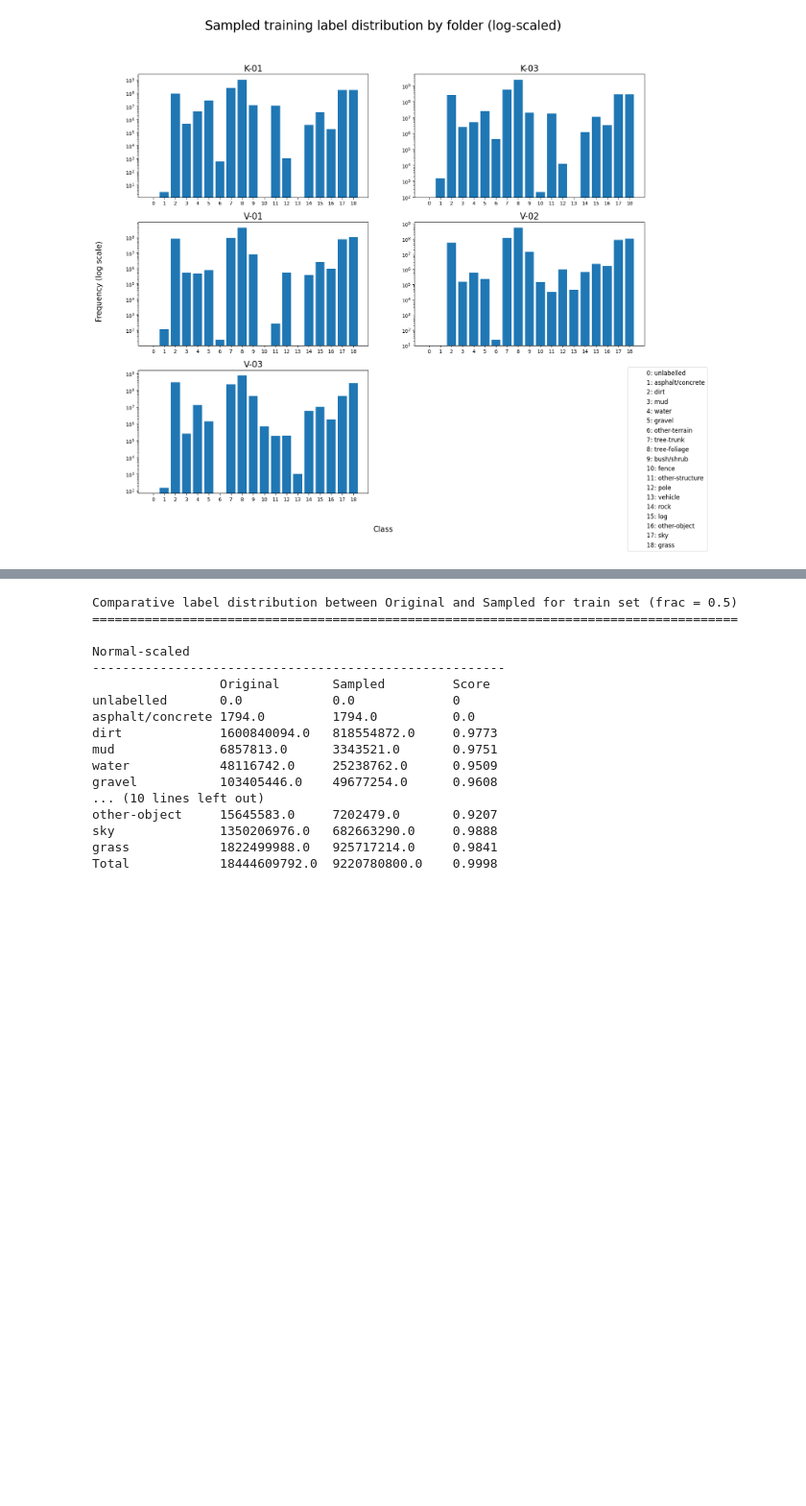
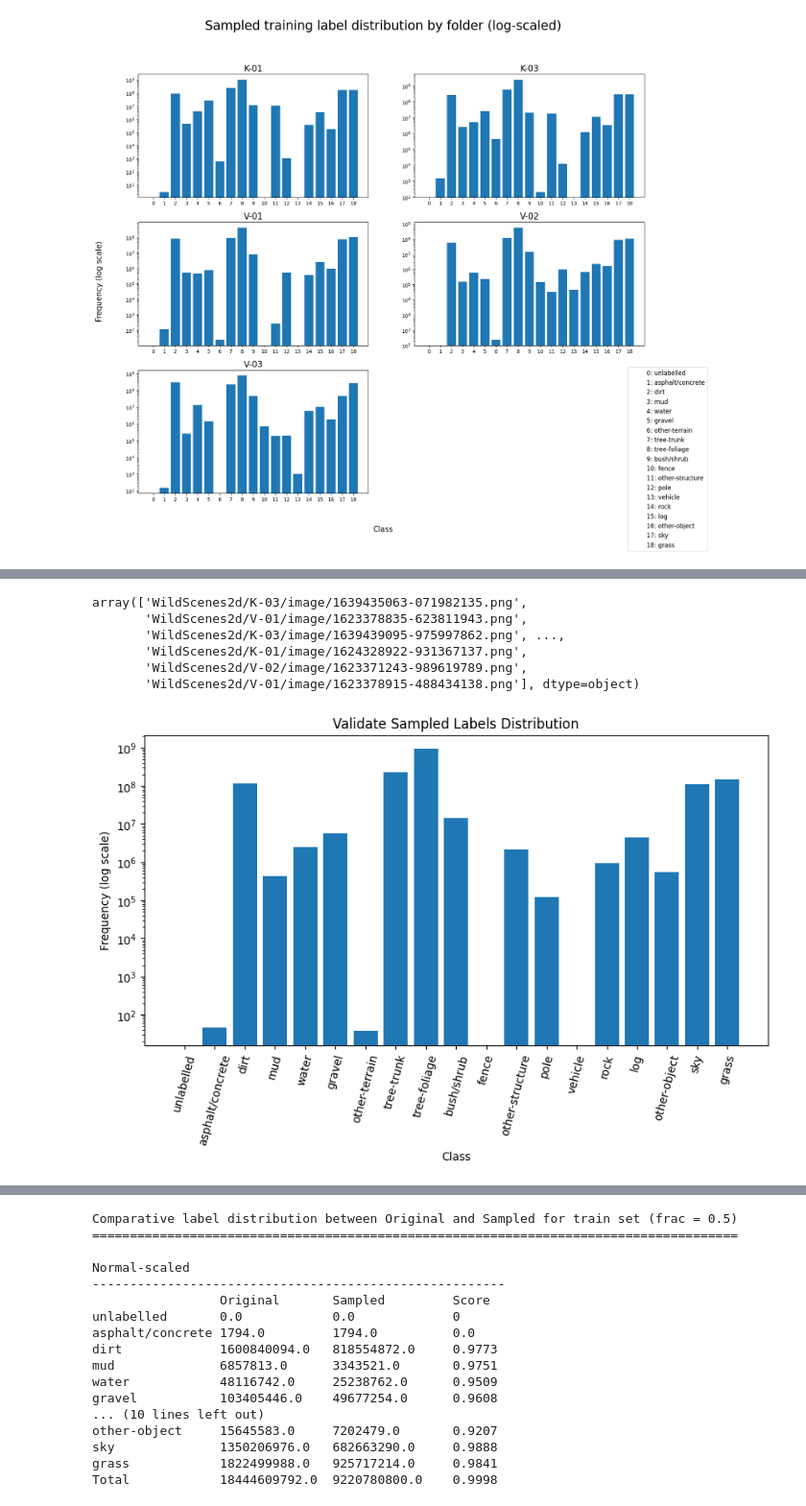
Before and after one commit to liam0414/COMP9517-Project, a Jupyter notebook: eda.ipynb, the cells around one changed output, grey strips where cells are left out. Shown at 96% size. Saved outputs shown, nothing was run; the diff lists cells and outputs as text; code cells hidden in the pictures; blank space fills up the shorter version.

```diff
--- a/eda.ipynb
+++ b/eda.ipynb
@@ -298,11 +298,12 @@ def plot_distribution(distribution, title, classes, log=True, save=True):
     ])
     plt.title(title)
     plt.xticks(rotation=75)
-    y_label = 'Frequency (log scale)'
+    y_label = 'Frequency'
     if log:
-        y_label = 'Frequency'
+        y_label += ' (log scale)'
     if save:
         plt.savefig(BIN_PATH + title)
+        plt.yscale('log')
     plt.xlabel('Class')
     plt.ylabel(y_label)
     plt.show()
@@ -771,0 +890,9 @@ TypeError: expected a sequence of integers or a single integer, got '8.680996450
+# %%
+unsampled_set
+# %% [output]
+array(['WildScenes2d/K-03/image/1639435063-071982135.png',
+       'WildScenes2d/V-01/image/1623378835-623811943.png',
+       'WildScenes2d/K-03/image/1639439095-975997862.png', ...,
+       'WildScenes2d/K-01/image/1624328922-931367137.png',
+       'WildScenes2d/V-02/image/1623371243-989619789.png',
+       'WildScenes2d/V-01/image/1623378915-488434138.png'], dtype=object)
@@ -771,0 +901,3 @@ TypeError: expected a sequence of integers or a single integer, got '8.680996450
+# %%
+val_sample_df = pd.concat([val_df, train_df.iloc[val_sampled]], axis=0, ignore_index=True)
+val_sample_labels = label_distributions(METAINFO['classes'], arr=label_arr(val_sample_df))
@@ -771,0 +906,4 @@ TypeError: expected a sequence of integers or a single integer, got '8.680996450
+# %%
+plot_distribution(val_sample_labels, 'Validate Sampled Labels Distribution', METAINFO['classes'], log=True)
+# %% [output]
+[figure, added]
```
Also changed, not shown: parts of 14 cells of this notebook.
